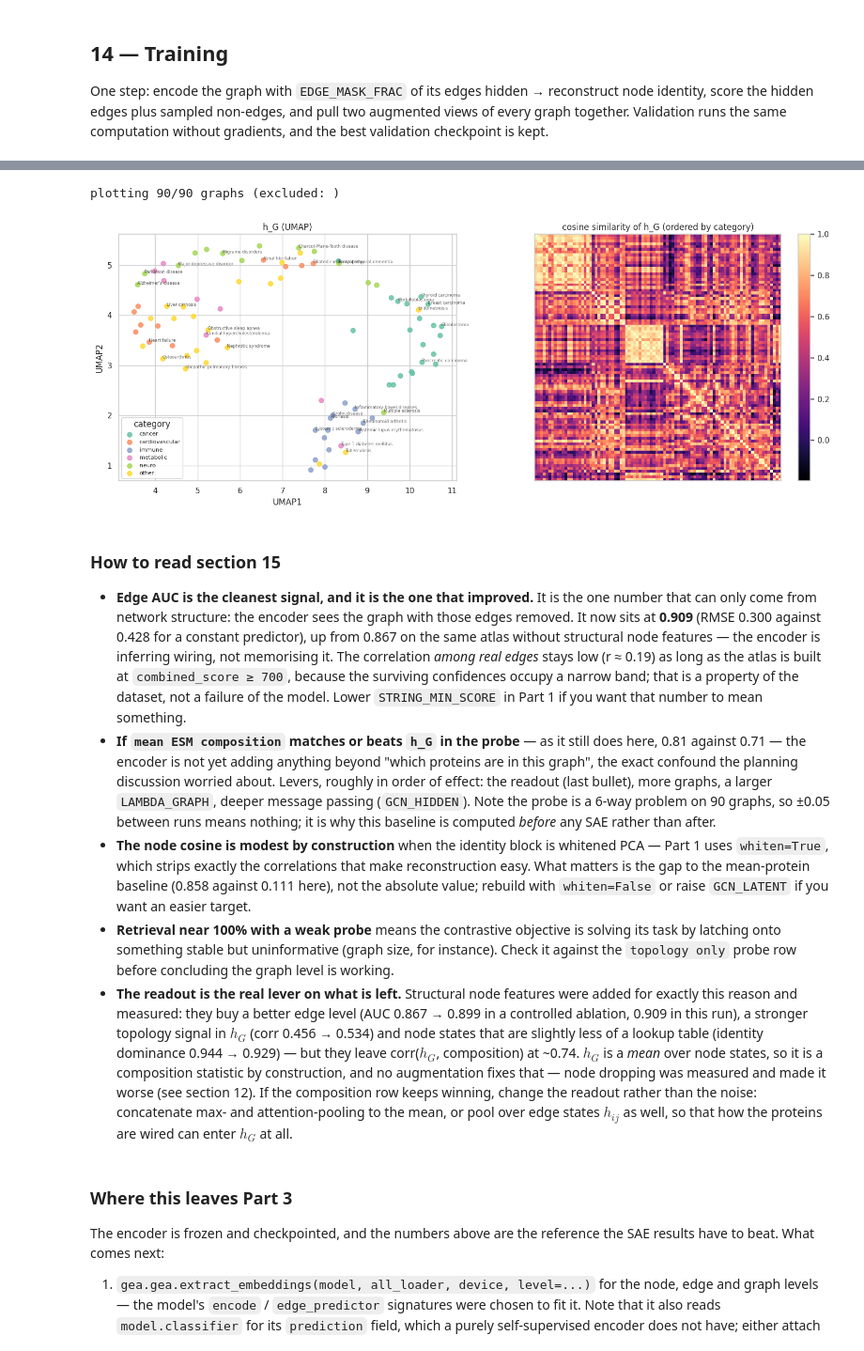
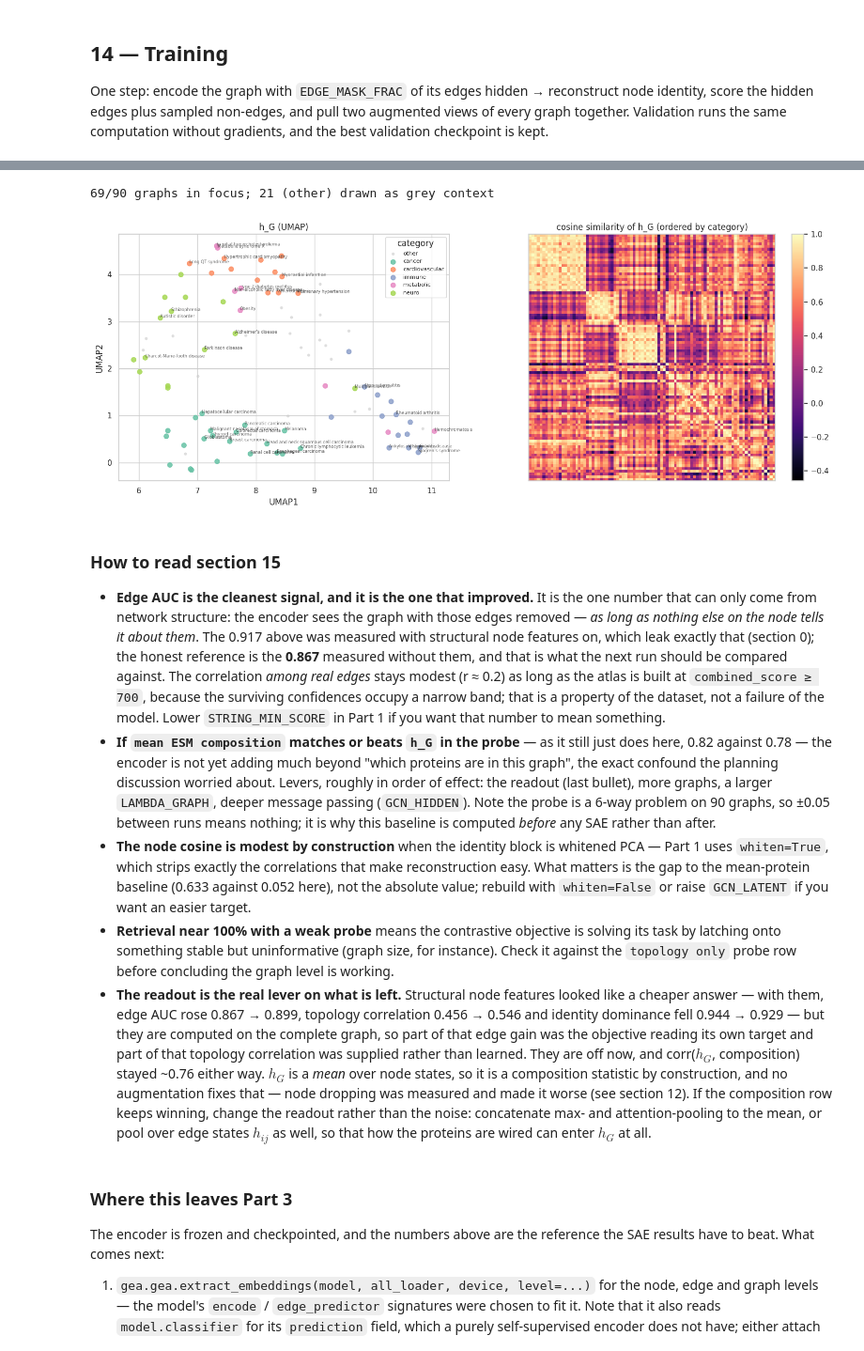
Before and after one commit to Multiomics-Analytics-Group/gea, a Jupyter notebook: docs/tutorial/demo-disgenet.ipynb, the cells around one changed output, grey strips where cells are left out. Shown at 94% size. Saved outputs shown, nothing was run; the diff lists cells and outputs as text; code cells hidden in the pictures.

Commit message:
:sparkles: finish applying GEA to DISEASE PPI networks

```diff
--- a/docs/tutorial/demo-disgenet.ipynb
+++ b/docs/tutorial/demo-disgenet.ipynb
@@ -1181,10 +1287,9 @@ AUG_WEIGHT_JITTER = 0.05      # std of Gaussian noise on STRING confidences
 AUG_FEATURE_MASK  = 0.10      # fraction of node-feature dimensions zeroed
 
 # ── Optimisation ────────────────────────────────────────────────────────────
-EPOCHS, LR, WEIGHT_DECAY, BATCH_SIZE = 300, 1e-3, 1e-4, 8
+EPOCHS, LR, WEIGHT_DECAY, BATCH_SIZE = 1000, 1e-3, 1e-4, 8
 PATIENCE  = 40                # early stopping on validation loss
-VAL_FRAC  = 0.2
-SEED      = 42
+VAL_FRAC  = 0.2                # SEED comes from section 0 and covers this notebook end to end
 GCN_CKPT  = DATA_DIR / f"disease_gcn_{ATLAS_TAG}.pt"
 
 set_seed(SEED)
@@ -1210,9 +1315,9 @@ if RECON_DIM < 1:
 print(f"{len(graphs)} graphs | node features {IN_CHANNELS} "
       f"(1 evidence + {N_STRUCT} structural + {RECON_DIM} identity) | device: {device}")
 if N_STRUCT == 0:
-    print("!! No structural features on these graphs. The identity block is the same for a protein "
-          "in every\n   disease, so the encoder has no per-graph signal to work with beyond node "
-          "presence — rebuild\n   the atlas with STRUCTURAL_FEATURES = True (section 0).")
+    print("   (no structural block — the expected setting: those features leak into the masked-edge\n"
+          "    objective, see section 0. The cost is that a protein's features are identical in every\n"
+          "    disease, so per-graph signal has to come from message passing alone.)")
 # The node objective reconstructs the identity block x[:, IDENTITY_START:]. Without ESM-2 that block
 # is the association-evidence vector, which under DISEASES is identically zero — the objective would
 # be vacuous rather than merely weak. Catch that here rather than in a silent NaN later.
@@ -1764,71 +1905,80 @@ this table is the reference point Part 3 will be read against.
 # %%
 try:
     from umap import UMAP
 except Exception:
     import umap.umap_ as umap
     UMAP = umap.UMAP
 
-# Categories dropped from this figure only — every number computed above still uses all graphs.
-EXCLUDE_CATEGORIES = {}
+# The UMAP is always fitted on every graph — only the drawing changes below, so the layout is the
+# same map whichever categories you play down. "grey" keeps them as context in both panels; "hide"
+# removes them from the figure altogether.
+MUTED_CATEGORIES = {"other"}
+MUTED_STYLE = "grey"          # "grey" | "hide"
 
 cats_all = np.array([g.category for g in graphs])
-keep = np.where(~np.isin(cats_all, list(EXCLUDE_CATEGORIES)))[0]
-cats = cats_all[keep]
-names = [all_res["names"][i] for i in keep]
-print(f"plotting {len(keep)}/{len(graphs)} graphs (excluded: {', '.join(sorted(EXCLUDE_CATEGORIES))})")
+muted = np.isin(cats_all, list(MUTED_CATEGORIES))
+focus = np.where(~muted)[0]
+shown = focus if MUTED_STYLE == "hide" else np.arange(len(graphs))
+print(f"{len(focus)}/{len(graphs)} graphs in focus; {muted.sum()} "
+      f"({', '.join(sorted(MUTED_CATEGORIES)) or 'none'}) {'hidden' if MUTED_STYLE == 'hide' else 'drawn as grey context'}")
 
-# Fitted on the retained graphs only, so the layout is theirs alone rather than a masked view of all.
 coords = UMAP(n_components=2, random_state=SEED).fit_transform(
-    StandardScaler().fit_transform(H[keep]))
+    StandardScaler().fit_transform(H))
 
 fig, ax = plt.subplots(1, 2, figsize=(15, 6))
-for cat in sorted(set(cats)):
-    m = cats == cat
-    ax[0].scatter(coords[m, 0], coords[m, 1], s=45, label=cat, color=CATEGORY_PALETTE[cat], alpha=0.85)
+if MUTED_STYLE == "grey" and muted.any():
+    ax[0].scatter(coords[muted, 0], coords[muted, 1], s=18, color="#c9c9c9", alpha=0.6,
+                  linewidths=0, zorder=1, label=f"{', '.join(sorted(MUTED_CATEGORIES))}")
+for cat in sorted(set(cats_all[focus])):
+    m = np.where(cats_all == cat)[0]
+    ax[0].scatter(coords[m, 0], coords[m, 1], s=45, label=cat, color=CATEGORY_PALETTE[cat],
+                  alpha=0.85, zorder=2)
 ax[0].legend(fontsize=8, title="category"); ax[0].set(title="h_G (UMAP)", xlabel="UMAP1", ylabel="UMAP2")
 
-label_every = max(1, len(keep) // 30)
-for i, name in enumerate(names):
-    if i % label_every == 0:
-        ax[0].annotate(name, coords[i], fontsize=6, alpha=0.7)
+# Label the graphs in focus only — the muted ones are background, not subjects.
+label_every = max(1, len(focus) // 30)
+for k, i in enumerate(focus):
+    if k % label_every == 0:
+        ax[0].annotate(all_res["names"][i], coords[i], fontsize=6, alpha=0.7, zorder=3)
 
-order = keep[np.argsort([f"{graphs[i].category}|{graphs[i].disease}" for i in keep])]
+order = shown[np.argsort([f"{graphs[i].category}|{graphs[i].disease}" for i in shown])]
 im = ax[1].imshow(sim_h[np.ix_(order, order)], cmap="magma")
 ax[1].set(title="cosine similarity of h_G (ordered by category)", xticks=[], yticks=[])
 plt.colorbar(im, ax=ax[1], fraction=0.046)
 plt.tight_layout(); plt.show()
 # %% [output]
-plotting 90/90 graphs (excluded: )
+69/90 graphs in focus; 21 (other) drawn as grey context
-[figure, old version]
+[figure, new version]
 # %% [markdown]
 ### How to read section 15
 
 * **Edge AUC is the cleanest signal, and it is the one that improved.** It is the one number that
-  can only come from network structure: the encoder sees the graph with those edges removed. It now
-  sits at **0.909** (RMSE 0.300 against 0.428 for a constant predictor), up from 0.867 on the same
-  atlas without structural node features — the encoder is inferring wiring, not memorising it. The
-  correlation *among real edges* stays low (r ≈ 0.19) as long as the atlas is built at
+  can only come from network structure: the encoder sees the graph with those edges removed — *as long
+  as nothing else on the node tells it about them*. The 0.917 above was measured with structural node
+  features on, which leak exactly that (section 0); the honest reference is the **0.867** measured
+  without them, and that is what the next run should be compared against. The correlation *among real
+  edges* stays modest (r ≈ 0.2) as long as the atlas is built at
   `combined_score ≥ 700`, because the surviving confidences occupy a narrow band; that is a property
   of the dataset, not a failure of the model. Lower `STRING_MIN_SCORE` in Part 1 if you want that
   number to mean something.
-* **If `mean ESM composition` matches or beats `h_G` in the probe** — as it still does here, 0.81
-  against 0.71 — the encoder is not yet adding anything beyond "which proteins are in this graph",
+* **If `mean ESM composition` matches or beats `h_G` in the probe** — as it still just does here,
+  0.82 against 0.78 — the encoder is not yet adding much beyond "which proteins are in this graph",
   the exact confound the planning discussion worried about. Levers, roughly in order of effect: the
   readout (last bullet), more graphs, a larger `LAMBDA_GRAPH`, deeper message passing (`GCN_HIDDEN`).
   Note the probe is a 6-way problem on 90 graphs, so ±0.05 between runs means nothing; it is why this
   baseline is computed *before* any SAE rather than after.
 * **The node cosine is modest by construction** when the identity block is whitened PCA — Part 1 uses
   `whiten=True`, which strips exactly the correlations that make reconstruction easy. What matters is
-  the gap to the mean-protein baseline (0.858 against 0.111 here), not the absolute value; rebuild
+  the gap to the mean-protein baseline (0.633 against 0.052 here), not the absolute value; rebuild
   with `whiten=False` or raise `GCN_LATENT` if you want an easier target.
 * **Retrieval near 100% with a weak probe** means the contrastive objective is solving its task by
   latching onto something stable but uninformative (graph size, for instance). Check it against the
   `topology only` probe row before concluding the graph level is working.
-* **The readout is the real lever on what is left.** Structural node features were added for exactly
-  this reason and measured: they buy a better edge level (AUC 0.867 → 0.899 in a controlled ablation,
-  0.909 in this run), a stronger topology signal in $h_G$ (corr 0.456 → 0.534) and node states that
-  are slightly less of a lookup table (identity dominance 0.944 → 0.929) — but they leave
-  corr($h_G$, composition) at ~0.74. $h_G$ is a *mean* over node states, so
+* **The readout is the real lever on what is left.** Structural node features looked like a cheaper
+  answer — with them, edge AUC rose 0.867 → 0.899, topology correlation 0.456 → 0.546 and identity
+  dominance fell 0.944 → 0.929 — but they are computed on the complete graph, so part of that edge
+  gain was the objective reading its own target and part of that topology correlation was supplied
+  rather than learned. They are off now, and corr($h_G$, composition) stayed ~0.76 either way. $h_G$ is a *mean* over node states, so
   it is a composition statistic by construction, and no augmentation fixes that — node dropping was
   measured and made it worse (see section 12). If the composition row keeps winning, change the
   readout rather than the noise: concatenate max- and attention-pooling to the mean, or pool over
```
Also changed, not shown: parts of 41 cells of this notebook.
